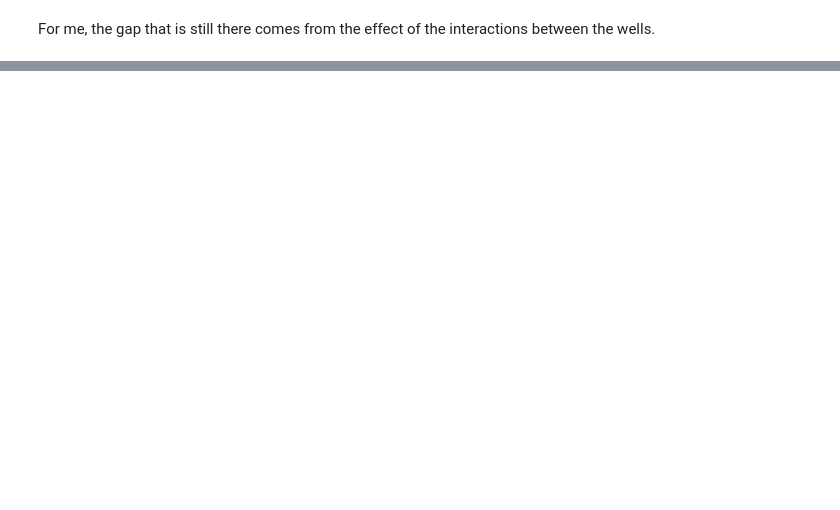
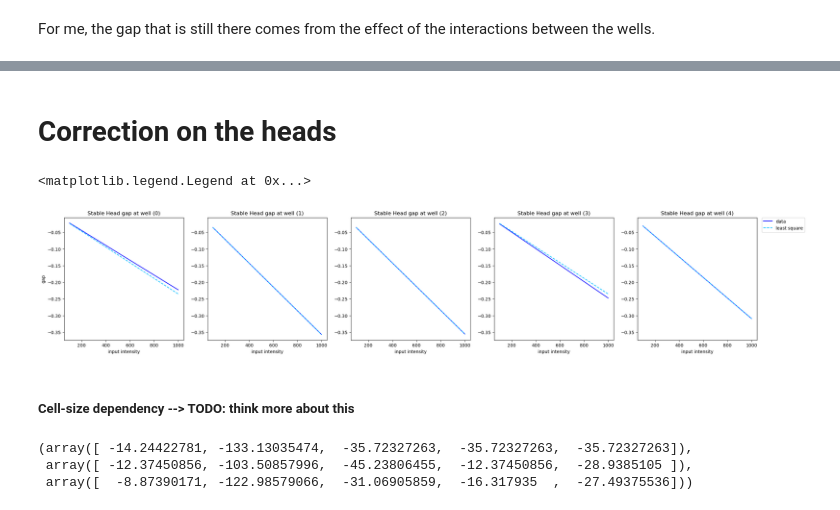
Before and after one commit to leonardchanfreau/RHG_GroundWater, a Jupyter notebook: test_averaging.ipynb, the cells around one changed output, grey strips where cells are left out. Cells and saved outputs as stored; diff of their text form; code cells hidden in the pictures; blank space fills up the shorter version.

```diff
--- a/test_averaging.ipynb
+++ b/test_averaging.ipynb
@@ -187,7 +196,7 @@ u_bar = 1000
 # %%
 models = []
 for parameter_file in setups:
-    models.append(SquareCoarseExtendedModel(parameter_file, boundary_condition="Constant Head"))
+    models.append(SquareCoarseModel(parameter_file, boundary_condition="Constant Head"))
 # %%
 # Compute expected heads for those setup
 system.state = system.initial_state.copy()
@@ -406,0 +425,33 @@ c_u * data['q_rates'][0,-1]*2*data['q_rates'][0,-1]*2, c_u * data['q_rates'][1,-
+# %% [markdown]
+# Correction on the heads
+# %%
+well_pos = np.nonzero(model.well_to_cell.T)[1]
+inputs = np.hstack([model.input_to_well.T@(base_command[ii][:,[-1]]*intensity_step*np.linspace(1, n_steps_intensity, n_steps_intensity)) for ii in range(n_well)])
+gap = np.hstack([model_head[ii, :, well_pos, -1] - head[ii, :, well_pos, -1] for ii in range(n_well)])
+res = np.linalg.lstsq(inputs.T,gap.T)
+C_u = res[0].T
+# %%
+estimated_gap = np.split((C_u @ inputs), 10*np.linspace(1,4,4, dtype=int), axis=1)
+fig_h = plt.figure(figsize=(25+3,5))
+ax_h = None
+for ii in range(n_well):
+    ax_h = fig_h.add_subplot(1, 5, ii+1, sharey=ax_h)
+    ttl = f"Stable Head gap at well ({ii})"
+    ax_h.set_title(ttl)
+    ax_h.set_xlabel("input intensity")
+    if ii == 0:
+        ax_h.set_ylabel("gap")
+    ax_h.plot(intensities, model_head[ii, :, well_pos[ii], -1] - head[ii, :, well_pos[ii], -1], color="blue", label="data")
+    ax_h.plot(intensities, estimated_gap[ii][ii, :], color="deepskyblue", linestyle="--", label="least square")
+ax_h.legend(bbox_to_anchor=(1.04, 1), loc="upper left", borderaxespad=0)
+# %% [output]
+<matplotlib.legend.Legend at 0x...>
+[figure, added]
+# %% [markdown]
+##### Cell-size dependency --> TODO: think more about this
+# %%
+np.log(sizes_list[0])/gap[:,0], np.log(sizes_list[1])/gap[:,1], np.log(sizes_list[2])/gap[:,2]
+# %% [output]
+(array([ -14.24422781, -133.13035474,  -35.72327263,  -35.72327263,  -35.72327263]),
+ array([ -12.37450856, -103.50857996,  -45.23806455,  -12.37450856,  -28.9385105 ]),
+ array([  -8.87390171, -122.98579066,  -31.06905859,  -16.317935  ,  -27.49375536]))
```
Also changed, not shown: parts of 60 cells of this notebook, 6 other files.
